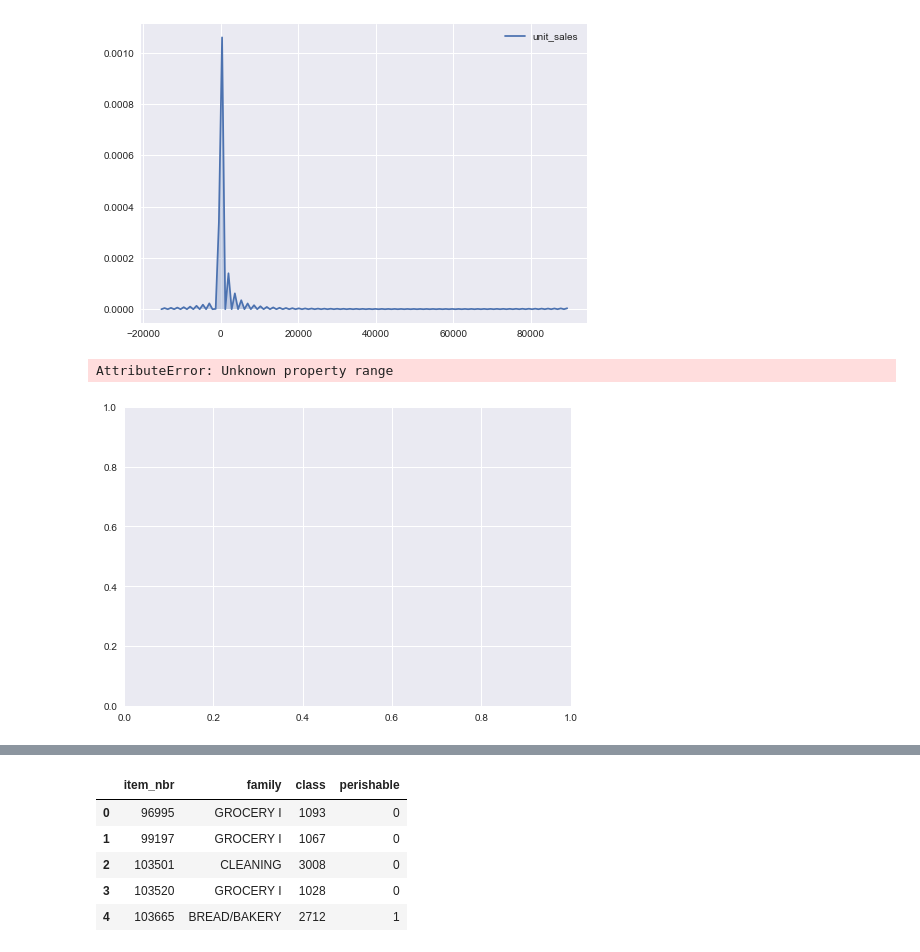
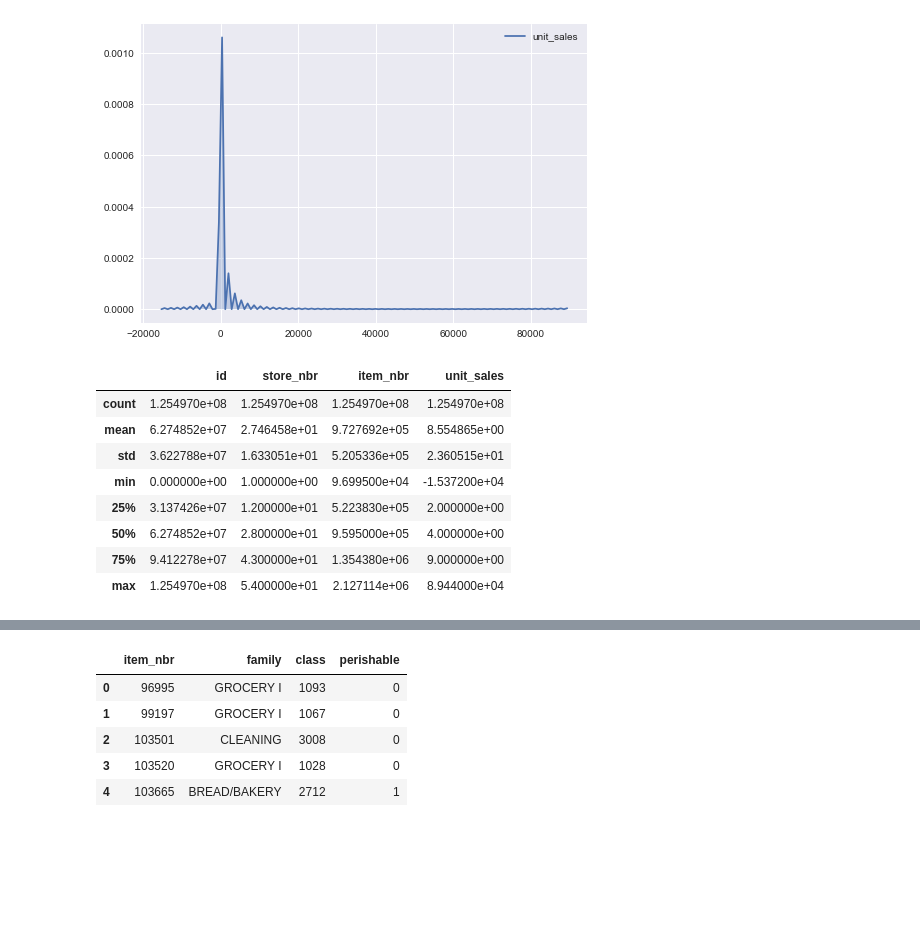
Before and after one commit to abbiepopa/kaggle_grocery, a Jupyter notebook: scripts/1.0_grocery_exploration.ipynb, the cells around one changed output, grey strips where cells are left out. Cells and saved outputs as stored; diff of their text form; code cells hidden in the pictures; blank space fills up the shorter version.

```diff
--- a/scripts/1.0_grocery_exploration.ipynb
+++ b/scripts/1.0_grocery_exploration.ipynb
@@ -23,8 +24,18 @@ sb.kdeplot(train['unit_sales'], shade=True)
 # %% [output]
 <matplotlib.axes._subplots.AxesSubplot at 0x...>
 [figure]
-# %%
-sb.kdeplot(train['unit_sales'], shade = True, range = (-100, 100))
-# %% [output]
-AttributeError: Unknown property range
-[figure, removed]
+# %%
+#split the data into quartiles of unit sales
+train.describe()
+
+#display pdf for each
+# %% [output]
+|  | id | store_nbr | item_nbr | unit_sales |
+| count | 1.254970e+08 | 1.254970e+08 | 1.254970e+08 | 1.254970e+08 |
+| mean | 6.274852e+07 | 2.746458e+01 | 9.727692e+05 | 8.554865e+00 |
+| std | 3.622788e+07 | 1.633051e+01 | 5.205336e+05 | 2.360515e+01 |
+| min | 0.000000e+00 | 1.000000e+00 | 9.699500e+04 | -1.537200e+04 |
+| 25% | 3.137426e+07 | 1.200000e+01 | 5.223830e+05 | 2.000000e+00 |
+| 50% | 6.274852e+07 | 2.800000e+01 | 9.595000e+05 | 4.000000e+00 |
+| 75% | 9.412278e+07 | 4.300000e+01 | 1.354380e+06 | 9.000000e+00 |
+| max | 1.254970e+08 | 5.400000e+01 | 2.127114e+06 | 8.944000e+04 |
```
Also changed, not shown: parts of 6 cells of this notebook.
